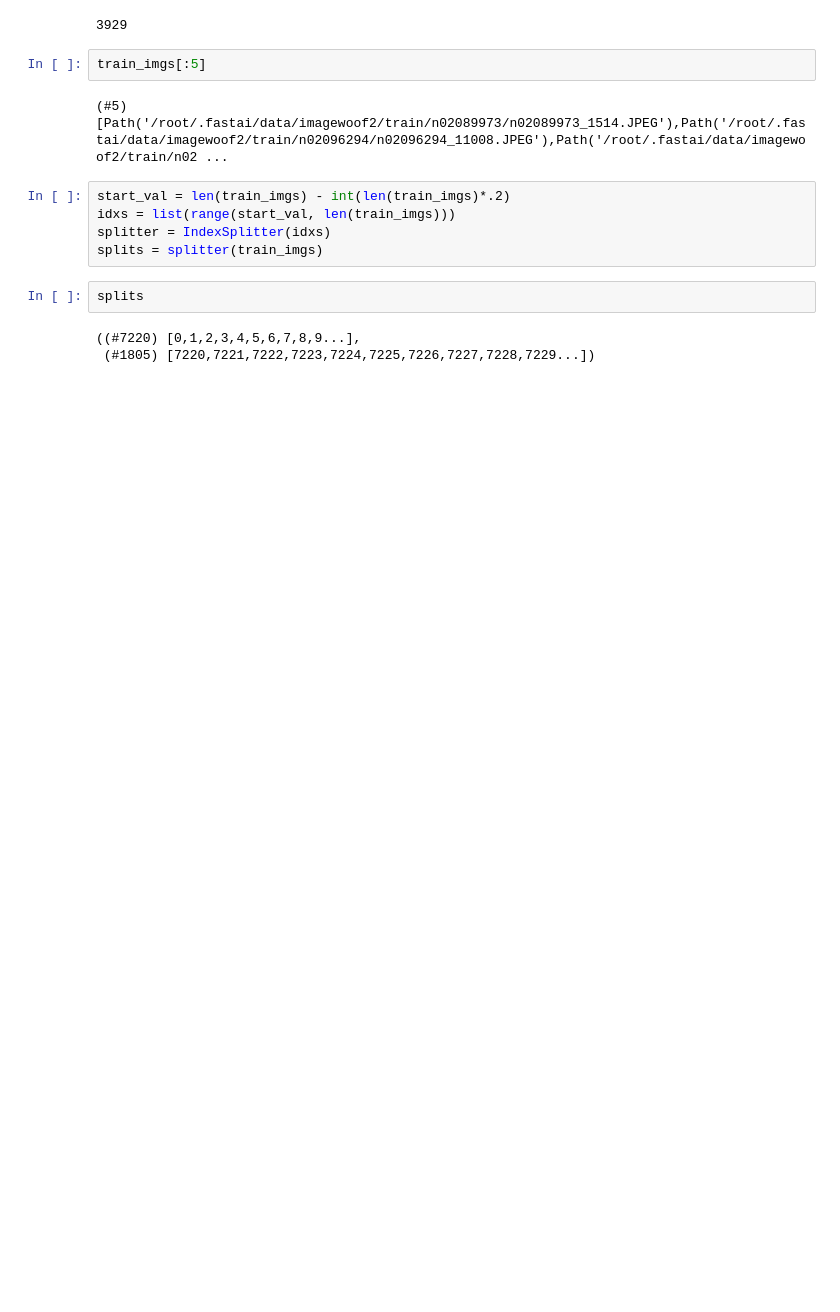
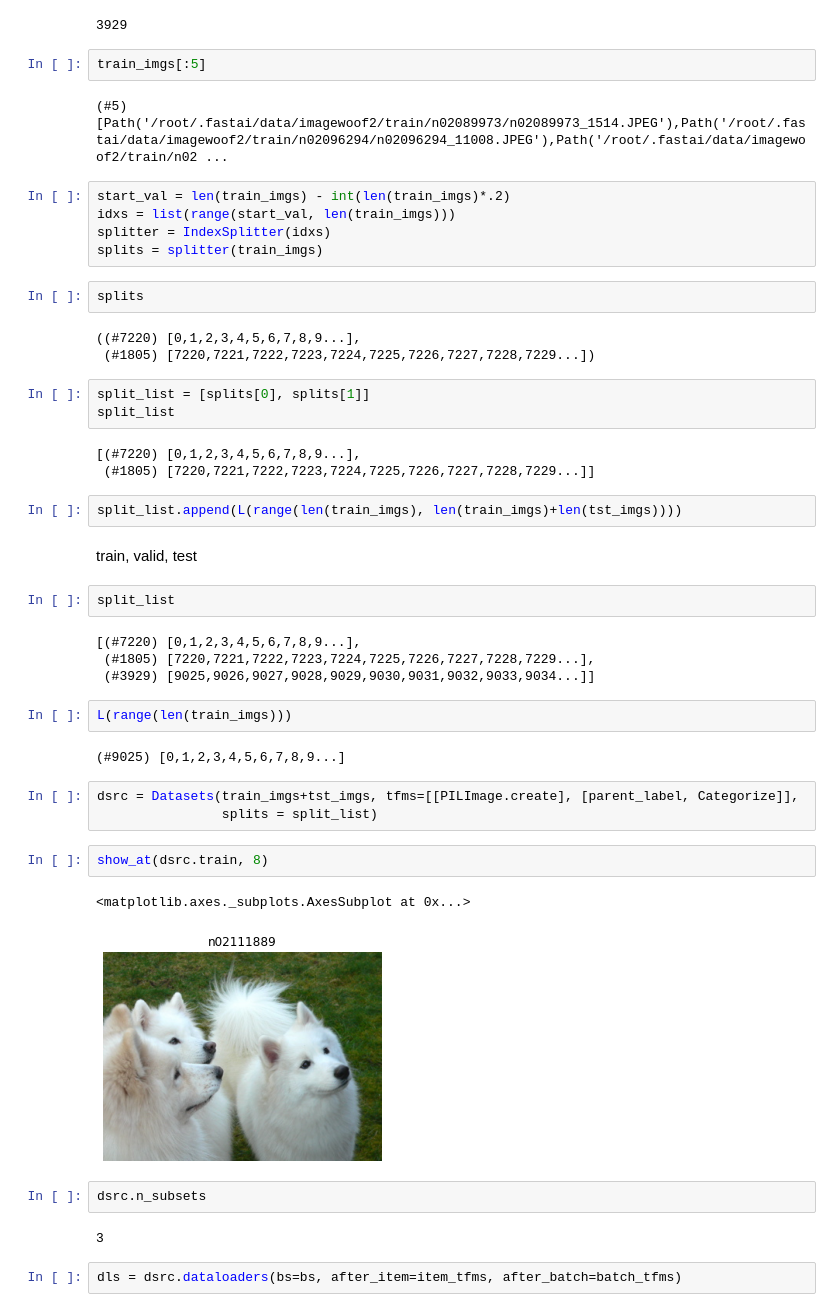
Before and after one commit to Aravinda89/multi_label_classification, a Jupyter notebook: ImageWoof_cross_validation.ipynb, the cells around one changed output. Cells and saved outputs as stored; diff of their text form; blank space fills up the shorter version.

```diff
--- a/ImageWoof_cross_validation.ipynb
+++ b/ImageWoof_cross_validation.ipynb
@@ -92,3 +92,37 @@ splits
 # %% [output]
 ((#7220) [0,1,2,3,4,5,6,7,8,9...],
  (#1805) [7220,7221,7222,7223,7224,7225,7226,7227,7228,7229...])
+# %%
+split_list = [splits[0], splits[1]]
+split_list
+# %% [output]
+[(#7220) [0,1,2,3,4,5,6,7,8,9...],
+ (#1805) [7220,7221,7222,7223,7224,7225,7226,7227,7228,7229...]]
+# %%
+split_list.append(L(range(len(train_imgs), len(train_imgs)+len(tst_imgs))))
+# %% [markdown]
+train, valid, test
+# %%
+split_list
+# %% [output]
+[(#7220) [0,1,2,3,4,5,6,7,8,9...],
+ (#1805) [7220,7221,7222,7223,7224,7225,7226,7227,7228,7229...],
+ (#3929) [9025,9026,9027,9028,9029,9030,9031,9032,9033,9034...]]
+# %%
+L(range(len(train_imgs)))
+# %% [output]
+(#9025) [0,1,2,3,4,5,6,7,8,9...]
+# %%
+dsrc = Datasets(train_imgs+tst_imgs, tfms=[[PILImage.create], [parent_label, Categorize]],
+                splits = split_list)
+# %%
+show_at(dsrc.train, 8)
+# %% [output]
+<matplotlib.axes._subplots.AxesSubplot at 0x...>
+[figure, added]
+# %%
+dsrc.n_subsets
+# %% [output]
+3
+# %%
+dls = dsrc.dataloaders(bs=bs, after_item=item_tfms, after_batch=batch_tfms)
```
Also changed, not shown: parts of 4 cells of this notebook.
